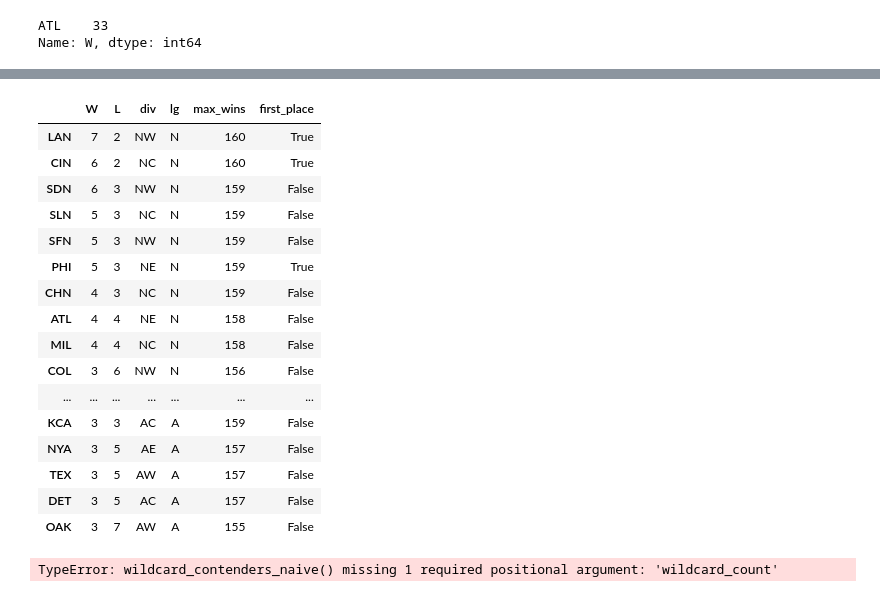
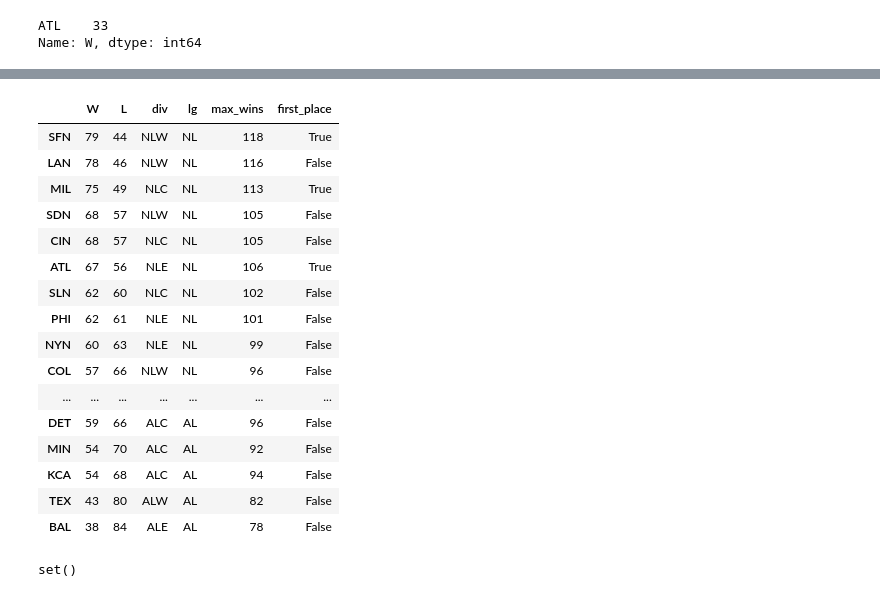
Before and after one commit to markongithub/mlb_standings, a Jupyter notebook: mlb_standings.ipynb, the cells around one changed output, grey strips where cells are left out. Drawn from its saved outputs; the diff is of its cells as text; code cells hidden in the pictures.

```diff
--- a/mlb_standings.ipynb
+++ b/mlb_standings.ipynb
@@ -7,14 +7,17 @@ import numpy as np
 
 def load_game_log(game_log_path):
     retro_df_columns=['date', 'doubleheader_index','weekday', 'visitor', 'visitor_league', 'visitor_game_num', 'home', 'home_league', 'home_game_num', 'visitor_score', 'home_score', 'length_outs', 'day_night', 'completion']
-    df = pd.read_csv(game_log_path, header=0, names=retro_df_columns, usecols=range(len(retro_df_columns)))
+    df = pd.read_csv(game_log_path, header=None, names=retro_df_columns, usecols=range(len(retro_df_columns)))
     df['date'] = df['date'].astype(str)
+    df = df.fillna(value={'completion': 'I hate Pandas'})
+    df['completion'] = df['completion'].astype(str)
     df['completion_date'] = df['date']
-    df.loc[(~df['completion'].isnull()), 'completion_date'] = df['completion'].str.split(',').str[0]
+    df.loc[(df['completion'] != "I hate Pandas"), 'completion_date'] = df['completion'].str.split(',').str[0]
     df['completion_date'] = df['completion_date'].astype(str)
     return df
 
 df = load_game_log('./data/GL2021.txt')
 df.loc[(df['date'] != df['completion_date'])]
+# df.loc[(df['visitor'] == 'PIT') | (df['home'] == 'PIT')].shape
 # %% [output]
 |  | date | doubleheader_index | weekday | visitor | visitor_league | visitor_game_num | home | home_league | ... |
@@ -27,6 +30,8 @@ df.loc[(df['date'] != df['completion_date'])]
 # %%
 # adapted from sdvinay
-def compute_standings(gms_played):
+def compute_standings(game_log):
+    gms_played = game_log.copy()
+    gms_played = gms_played[gms_played['visitor_score'] != gms_played['home_score']]
     margins = gms_played['visitor_score']-gms_played['home_score']
     winners = pd.Series(np.where(margins>0, gms_played['visitor'], gms_played['home']))
     losers  = pd.Series(np.where(margins<0, gms_played['visitor'], gms_played['home']))
@@ -152,6 +101,24 @@ PIT     61
 ARI     52
 BAL     52
 Name: L, dtype: int64
+# %%
+def load_nicknames(nicknames_file):
+    retro_nickname_columns=['current_id', 'contemporary_id', 'league', 'division', 'location', 'nickname', 'alt_nickname', 'start_date', 'end_date']
+    df = pd.read_csv(nicknames_file, header=None, names=retro_nickname_columns, usecols=range(len(retro_nickname_columns)))
+    return df
+
+def divisions_for_year(nicknames_from_retrosheet, year):
+    df = nicknames_from_retrosheet.copy()
+    # df['start_date'] = df['start_date'].astype(str)
+    df['start_year'] = pd.DatetimeIndex(df['start_date']).year
+    df['end_year'] = pd.DatetimeIndex(df['end_date']).year
+    df = df.loc[(df['start_year'] <= year) & ((df['end_year'].isna()) | (df['end_year'] >= year))] # & (df['end_year'] => year)]
+    df['div'] = df[['league', 'division']].fillna('').sum(axis=1)
+
+    return df.set_index('contemporary_id')[['league', 'div']].rename(columns={'league': 'lg'})
+
+NICKNAMES = load_nicknames('data/CurrentNames.csv')
+DIVISIONS = divisions_for_year(NICKNAMES, 2021)
 # %%
 # standings.loc[(standings['div'] == 'NE')]['W'].max()
 
@@ -432,51 +413,51 @@ Teams eliminated from their division titles on 20210817: {'ARI'}
 # %%
-def wildcard_standings(standings_immutable, wildcard_count):
+def wildcard_standings(standings_immutable, divisions, wildcard_count):
     contenders = set()
     if not wildcard_count:
-        return contenders
+        return pd.DataFrame()
     df = standings_immutable.copy()
     # I hate myself for this
     df['div'] = divisions['div']
     df['lg'] = divisions['lg']
     df['max_wins'] = 162 - df['L']
 
 
     df['first_place'] = False
     df.loc[df.groupby('div').head(1).index, 'first_place'] = True
     wildcard_wins_by_league = df.loc[df['first_place'] == False].sort_values(by=['W'], ascending=False).groupby('lg').nth(wildcard_count - 1)['W']
     def this_is_horrible(lg):
         return wildcard_wins_by_league.loc[lg]
     merge1 = df.merge(wildcard_wins_by_league, left_on=['lg'], right_index=True)
     return merge1.loc[merge1['max_wins'] >= merge1['W_y']][['W_x', 'L', 'div', 'lg', 'max_wins', 'first_place']].rename(columns={'W_x': 'W'})
 
-current_standings = compute_standings(df.loc[df['completion_date'] <= '20210410'])
-current_standings['div'] = divisions['div']
-current_standings['lg'] = divisions['lg']
+current_standings = compute_standings(df.loc[df['completion_date'] <= '20210821'])
+current_standings['div'] = DIVISIONS['div']
+current_standings['lg'] = DIVISIONS['lg']
 current_standings['max_wins'] = 162 - current_standings['L']
 
-wildcard_standings(current_standings, wildcard_count=2)
+wildcard_standings(current_standings, DIVISIONS, wildcard_count=2)
 # %% [output]
 |  | W | L | div | lg | max_wins | first_place |
-| LAN | 7 | 2 | NW | N | 160 | True |
-| CIN | 6 | 2 | NC | N | 160 | True |
-| SDN | 6 | 3 | NW | N | 159 | False |
-| SLN | 5 | 3 | NC | N | 159 | False |
-| SFN | 5 | 3 | NW | N | 159 | False |
-| PHI | 5 | 3 | NE | N | 159 | True |
-| CHN | 4 | 3 | NC | N | 159 | False |
-| ATL | 4 | 4 | NE | N | 158 | False |
-| MIL | 4 | 4 | NC | N | 158 | False |
-| COL | 3 | 6 | NW | N | 156 | False |
+| SFN | 79 | 44 | NLW | NL | 118 | True |
+| LAN | 78 | 46 | NLW | NL | 116 | False |
+| MIL | 75 | 49 | NLC | NL | 113 | True |
+| SDN | 68 | 57 | NLW | NL | 105 | False |
+| CIN | 68 | 57 | NLC | NL | 105 | False |
+| ATL | 67 | 56 | NLE | NL | 106 | True |
+| SLN | 62 | 60 | NLC | NL | 102 | False |
+| PHI | 62 | 61 | NLE | NL | 101 | False |
+| NYN | 60 | 63 | NLE | NL | 99 | False |
+| COL | 57 | 66 | NLW | NL | 96 | False |
 | ... | ... | ... | ... | ... | ... | ... |
-| KCA | 3 | 3 | AC | A | 159 | False |
-| NYA | 3 | 5 | AE | A | 157 | False |
-| TEX | 3 | 5 | AW | A | 157 | False |
-| DET | 3 | 5 | AC | A | 157 | False |
-| OAK | 3 | 7 | AW | A | 155 | False |
+| DET | 59 | 66 | ALC | AL | 96 | False |
+| MIN | 54 | 70 | ALC | AL | 92 | False |
+| KCA | 54 | 68 | ALC | AL | 94 | False |
+| TEX | 43 | 80 | ALW | AL | 82 | False |
+| BAL | 38 | 84 | ALE | AL | 78 | False |
 # %%
-def wildcard_contenders_naive(standings_immutable, wildcard_count):
-    return set(wildcard_standings(standings_immutable, wildcard_count).index)
-wildcard_contenders_naive(current_standings)
+def wildcard_contenders_naive(standings_immutable, divisions, wildcard_count):
+    return set(wildcard_standings(standings_immutable, divisions, wildcard_count).index)
+wildcard_contenders_naive(current_standings, DIVISIONS, wildcard_count=0)
 # %% [output]
-TypeError: wildcard_contenders_naive() missing 1 required positional argument: 'wildcard_count'
+set()
 # %%
```
Also changed, not shown: parts of 25 cells of this notebook, 1 other file.
